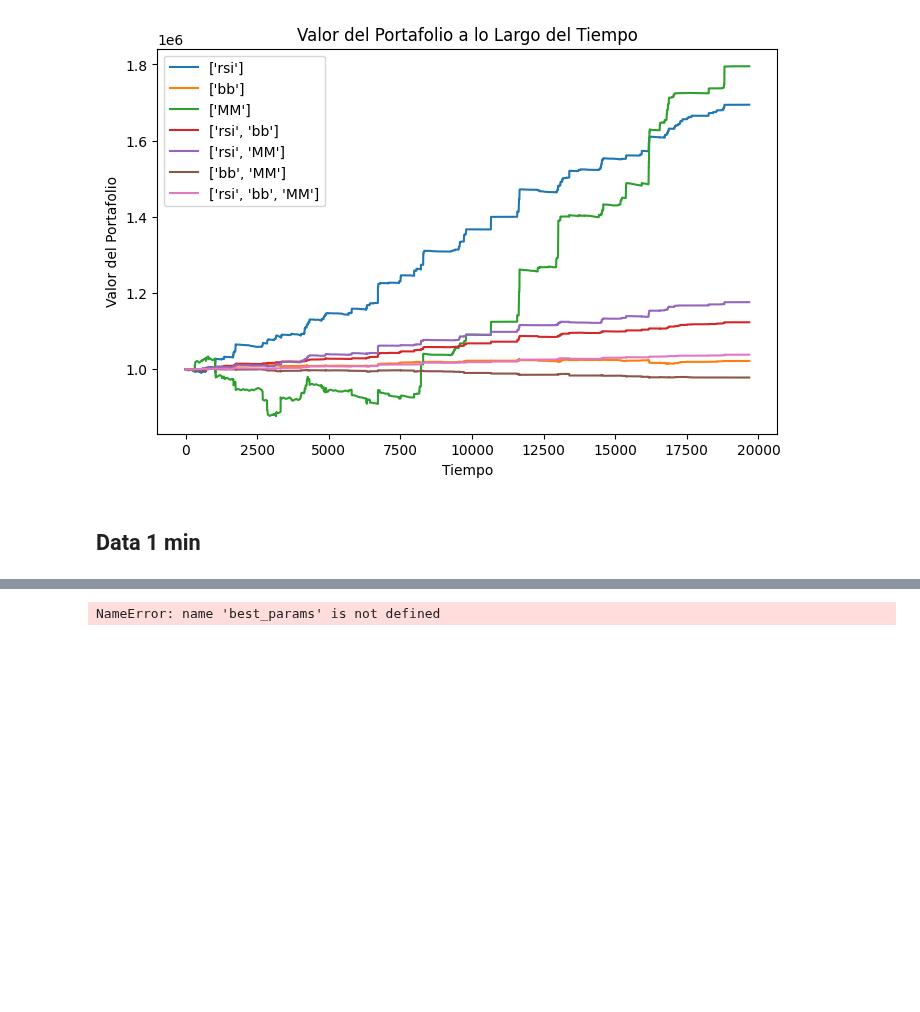
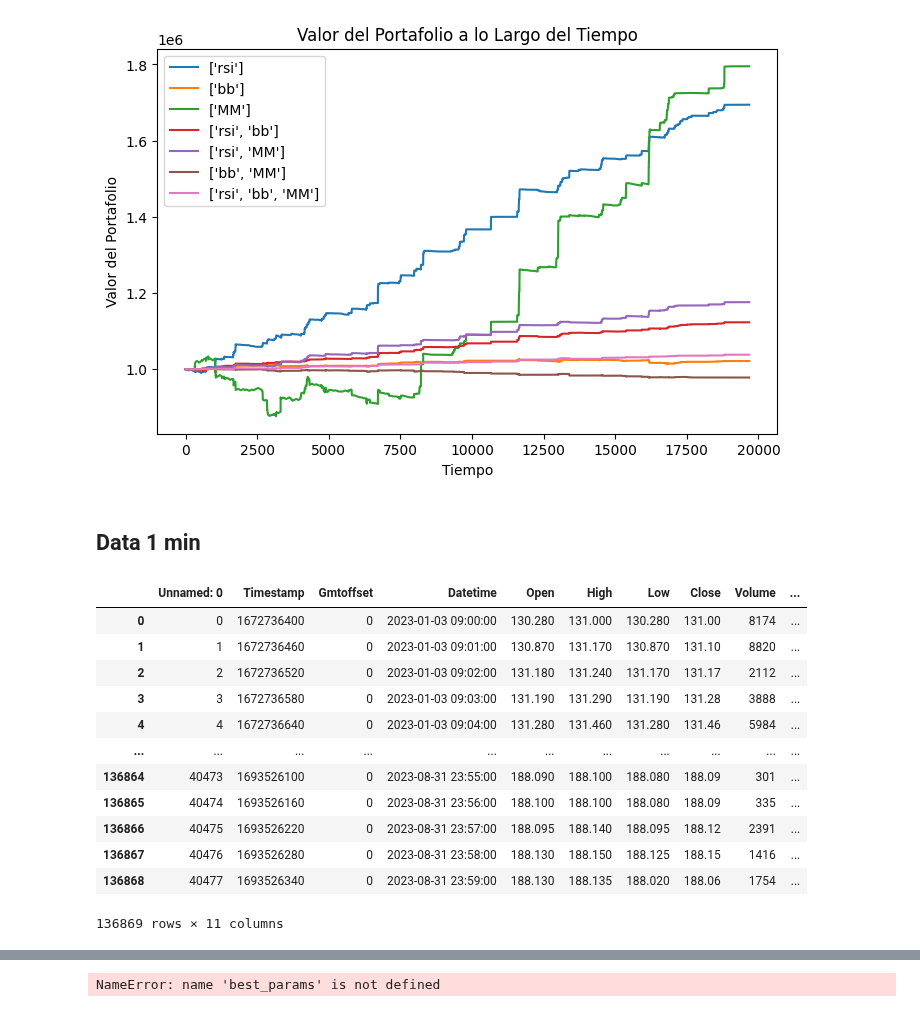
Before and after one commit to carolanb/002, a Jupyter notebook: Report 002.ipynb, the cells around one changed output, grey strips where cells are left out. Saved outputs shown, nothing was run; the diff lists cells and outputs as text; code cells hidden in the pictures; blank space fills up the shorter version.

```diff
--- a/Report 002.ipynb
+++ b/Report 002.ipynb
@@ -318,6 +318,22 @@ plt.show()
 # Preprocesamiento de tus datos
 data = pd.read_csv('data/aapl_1m_train.csv')
 data_validation = pd.read_csv('data/aapl_1m_test.csv')
+# %%
+data
+# %% [output]
+|  | Unnamed: 0 | Timestamp | Gmtoffset | Datetime | Open | High | Low | Close | Volume | ... |
+| 0 | 0 | 1672736400 | 0 | 2023-01-03 09:00:00 | 130.280 | 131.000 | 130.280 | 131.00 | 8174 | ... |
+| 1 | 1 | 1672736460 | 0 | 2023-01-03 09:01:00 | 130.870 | 131.170 | 130.870 | 131.10 | 8820 | ... |
+| 2 | 2 | 1672736520 | 0 | 2023-01-03 09:02:00 | 131.180 | 131.240 | 131.170 | 131.17 | 2112 | ... |
+| 3 | 3 | 1672736580 | 0 | 2023-01-03 09:03:00 | 131.190 | 131.290 | 131.190 | 131.28 | 3888 | ... |
+| 4 | 4 | 1672736640 | 0 | 2023-01-03 09:04:00 | 131.280 | 131.460 | 131.280 | 131.46 | 5984 | ... |
+| ... | ... | ... | ... | ... | ... | ... | ... | ... | ... | ... |
+| 136864 | 40473 | 1693526100 | 0 | 2023-08-31 23:55:00 | 188.090 | 188.100 | 188.080 | 188.09 | 301 | ... |
+| 136865 | 40474 | 1693526160 | 0 | 2023-08-31 23:56:00 | 188.100 | 188.100 | 188.080 | 188.09 | 335 | ... |
+| 136866 | 40475 | 1693526220 | 0 | 2023-08-31 23:57:00 | 188.095 | 188.140 | 188.095 | 188.12 | 2391 | ... |
+| 136867 | 40476 | 1693526280 | 0 | 2023-08-31 23:58:00 | 188.130 | 188.150 | 188.125 | 188.15 | 1416 | ... |
+| 136868 | 40477 | 1693526340 | 0 | 2023-08-31 23:59:00 | 188.130 | 188.135 | 188.020 | 188.06 | 1754 | ... |
+136869 rows × 11 columns
 # %%
 number_of_trials = 30
 # %%
```
Also changed, not shown: parts of 2 cells of this notebook.
